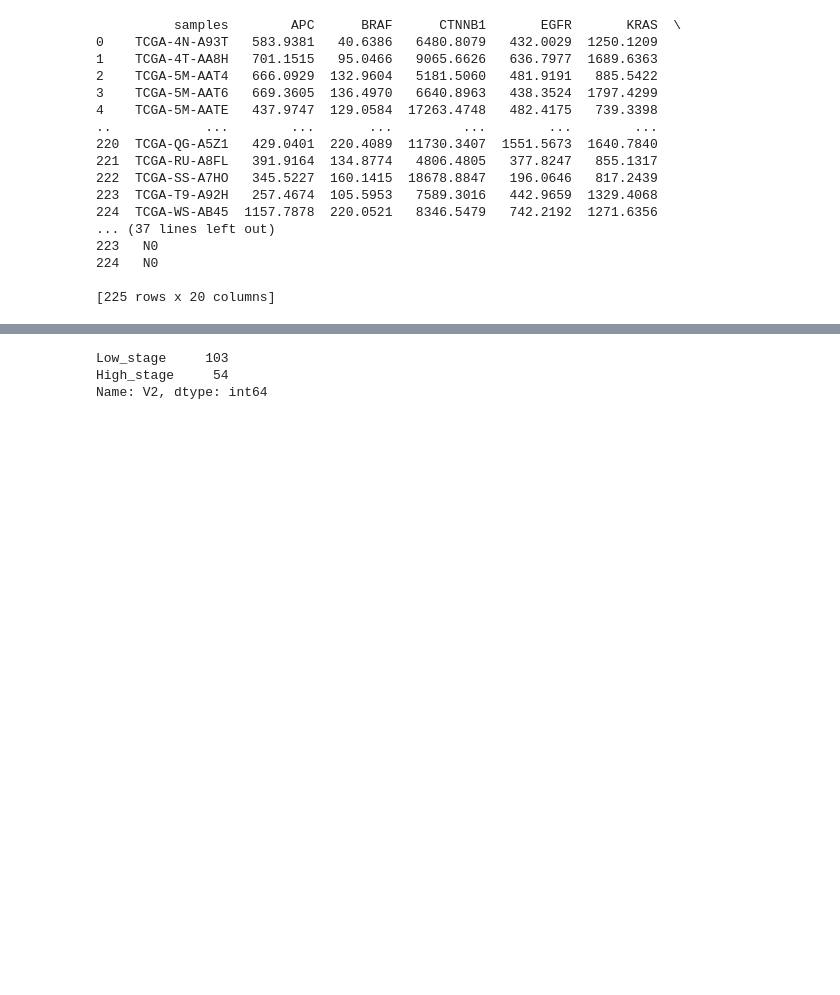
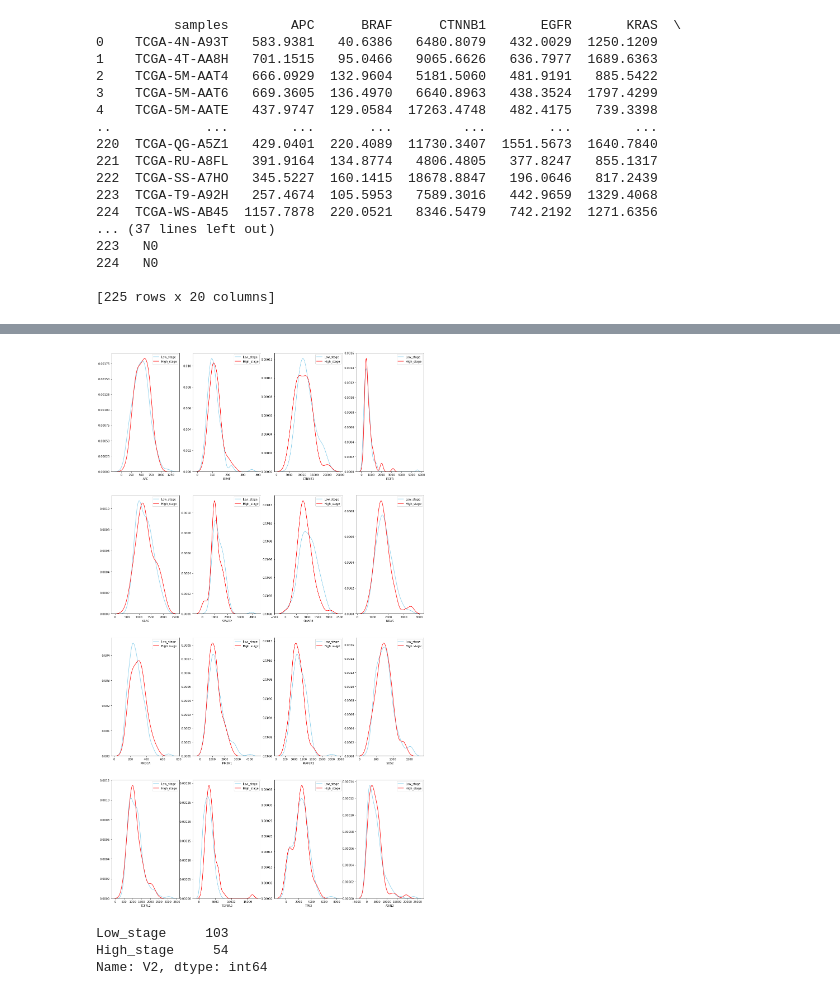
Before and after one commit to seyoun209/bmi6018_project, a Jupyter notebook: Py/work1.ipynb, the cells around one changed output, grey strips where cells are left out. Cells and saved outputs as stored; diff of their text form; code cells hidden in the pictures; blank space fills up the shorter version.

```diff
--- a/Py/work1.ipynb
+++ b/Py/work1.ipynb
@@ -133,3 +148,14 @@ print(hiseq_gene)
+# %%
+
+# Hiseq
+plt.figure(figsize=(20,120))
+for i in range(1,17):
+    #print(i)
+    plt.subplot(13,4,i)
+    sns.distplot( lower_hiseq.iloc[:,i] , color="skyblue", label="Low_stage",hist=False)
+    sns.distplot( higher_hiseq.iloc[:,i] , color="red", label="High_stage",hist=False)
+# %% [output]
+[figure, added]
 # %%
 # Kruskall Test
 from sklearn import datasets
```
Also changed, not shown: parts of 23 cells of this notebook.
